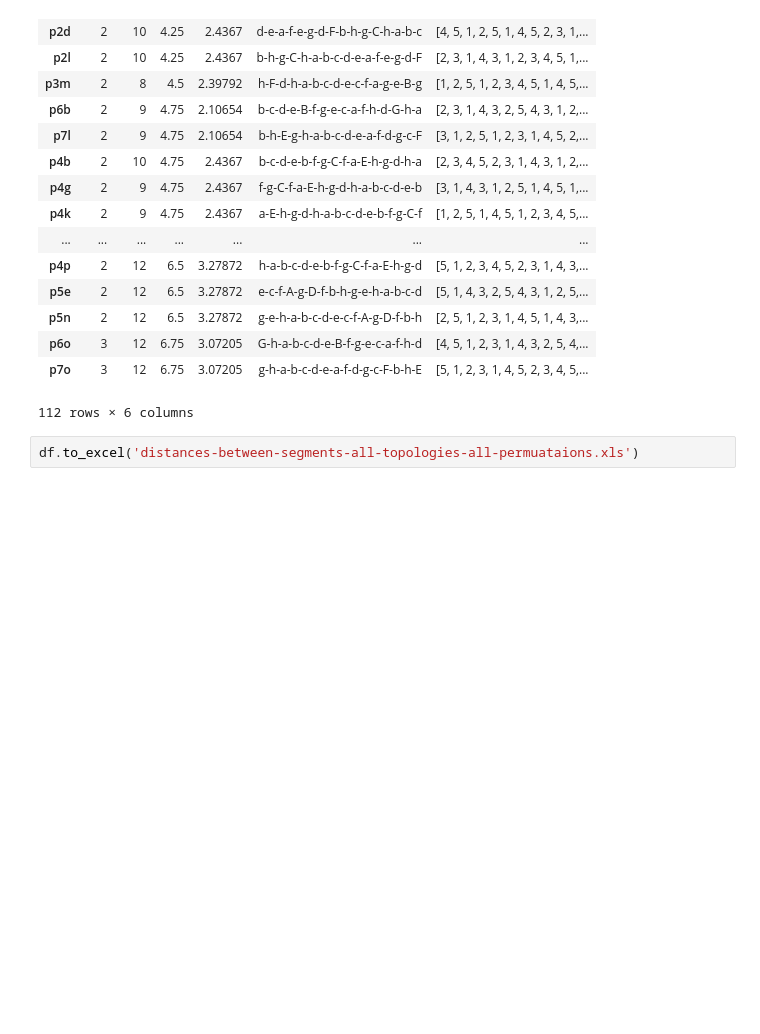
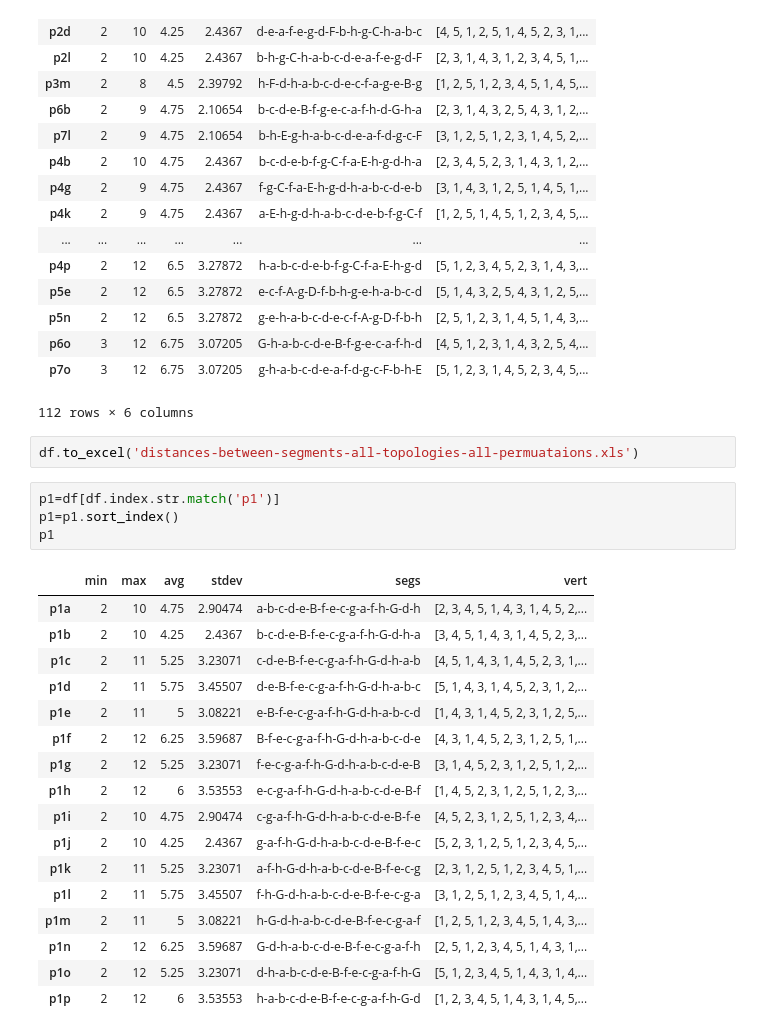
Before and after one commit to NIC-SBI/CC_protein_origami, a Jupyter notebook: notebooks/distance-in-topologies.ipynb, the cells around one changed output. Drawn from its saved outputs; the diff is of its cells as text; blank space fills up the shorter version.

```diff
--- a/notebooks/distance-in-topologies.ipynb
+++ b/notebooks/distance-in-topologies.ipynb
@@ -170,3 +171,25 @@ df
 112 rows × 6 columns
 # %%
 df.to_excel('distances-between-segments-all-topologies-all-permuataions.xls')
+# %%
+p1=df[df.index.str.match('p1')]
+p1=p1.sort_index()
+p1
+# %% [output]
+|  | min | max | avg | stdev | segs | vert |
+| p1a | 2 | 10 | 4.75 | 2.90474 | a-b-c-d-e-B-f-e-c-g-a-f-h-G-d-h | [2, 3, 4, 5, 1, 4, 3, 1, 4, 5, 2,... |
+| p1b | 2 | 10 | 4.25 | 2.4367 | b-c-d-e-B-f-e-c-g-a-f-h-G-d-h-a | [3, 4, 5, 1, 4, 3, 1, 4, 5, 2, 3,... |
+| p1c | 2 | 11 | 5.25 | 3.23071 | c-d-e-B-f-e-c-g-a-f-h-G-d-h-a-b | [4, 5, 1, 4, 3, 1, 4, 5, 2, 3, 1,... |
+| p1d | 2 | 11 | 5.75 | 3.45507 | d-e-B-f-e-c-g-a-f-h-G-d-h-a-b-c | [5, 1, 4, 3, 1, 4, 5, 2, 3, 1, 2,... |
+| p1e | 2 | 11 | 5 | 3.08221 | e-B-f-e-c-g-a-f-h-G-d-h-a-b-c-d | [1, 4, 3, 1, 4, 5, 2, 3, 1, 2, 5,... |
+| p1f | 2 | 12 | 6.25 | 3.59687 | B-f-e-c-g-a-f-h-G-d-h-a-b-c-d-e | [4, 3, 1, 4, 5, 2, 3, 1, 2, 5, 1,... |
+| p1g | 2 | 12 | 5.25 | 3.23071 | f-e-c-g-a-f-h-G-d-h-a-b-c-d-e-B | [3, 1, 4, 5, 2, 3, 1, 2, 5, 1, 2,... |
+| p1h | 2 | 12 | 6 | 3.53553 | e-c-g-a-f-h-G-d-h-a-b-c-d-e-B-f | [1, 4, 5, 2, 3, 1, 2, 5, 1, 2, 3,... |
+| p1i | 2 | 10 | 4.75 | 2.90474 | c-g-a-f-h-G-d-h-a-b-c-d-e-B-f-e | [4, 5, 2, 3, 1, 2, 5, 1, 2, 3, 4,... |
+| p1j | 2 | 10 | 4.25 | 2.4367 | g-a-f-h-G-d-h-a-b-c-d-e-B-f-e-c | [5, 2, 3, 1, 2, 5, 1, 2, 3, 4, 5,... |
+| p1k | 2 | 11 | 5.25 | 3.23071 | a-f-h-G-d-h-a-b-c-d-e-B-f-e-c-g | [2, 3, 1, 2, 5, 1, 2, 3, 4, 5, 1,... |
+| p1l | 2 | 11 | 5.75 | 3.45507 | f-h-G-d-h-a-b-c-d-e-B-f-e-c-g-a | [3, 1, 2, 5, 1, 2, 3, 4, 5, 1, 4,... |
+| p1m | 2 | 11 | 5 | 3.08221 | h-G-d-h-a-b-c-d-e-B-f-e-c-g-a-f | [1, 2, 5, 1, 2, 3, 4, 5, 1, 4, 3,... |
+| p1n | 2 | 12 | 6.25 | 3.59687 | G-d-h-a-b-c-d-e-B-f-e-c-g-a-f-h | [2, 5, 1, 2, 3, 4, 5, 1, 4, 3, 1,... |
+| p1o | 2 | 12 | 5.25 | 3.23071 | d-h-a-b-c-d-e-B-f-e-c-g-a-f-h-G | [5, 1, 2, 3, 4, 5, 1, 4, 3, 1, 4,... |
+| p1p | 2 | 12 | 6 | 3.53553 | h-a-b-c-d-e-B-f-e-c-g-a-f-h-G-d | [1, 2, 3, 4, 5, 1, 4, 3, 1, 4, 5,... |
```
Also changed, not shown: parts of 8 cells of this notebook, 1 other file.
